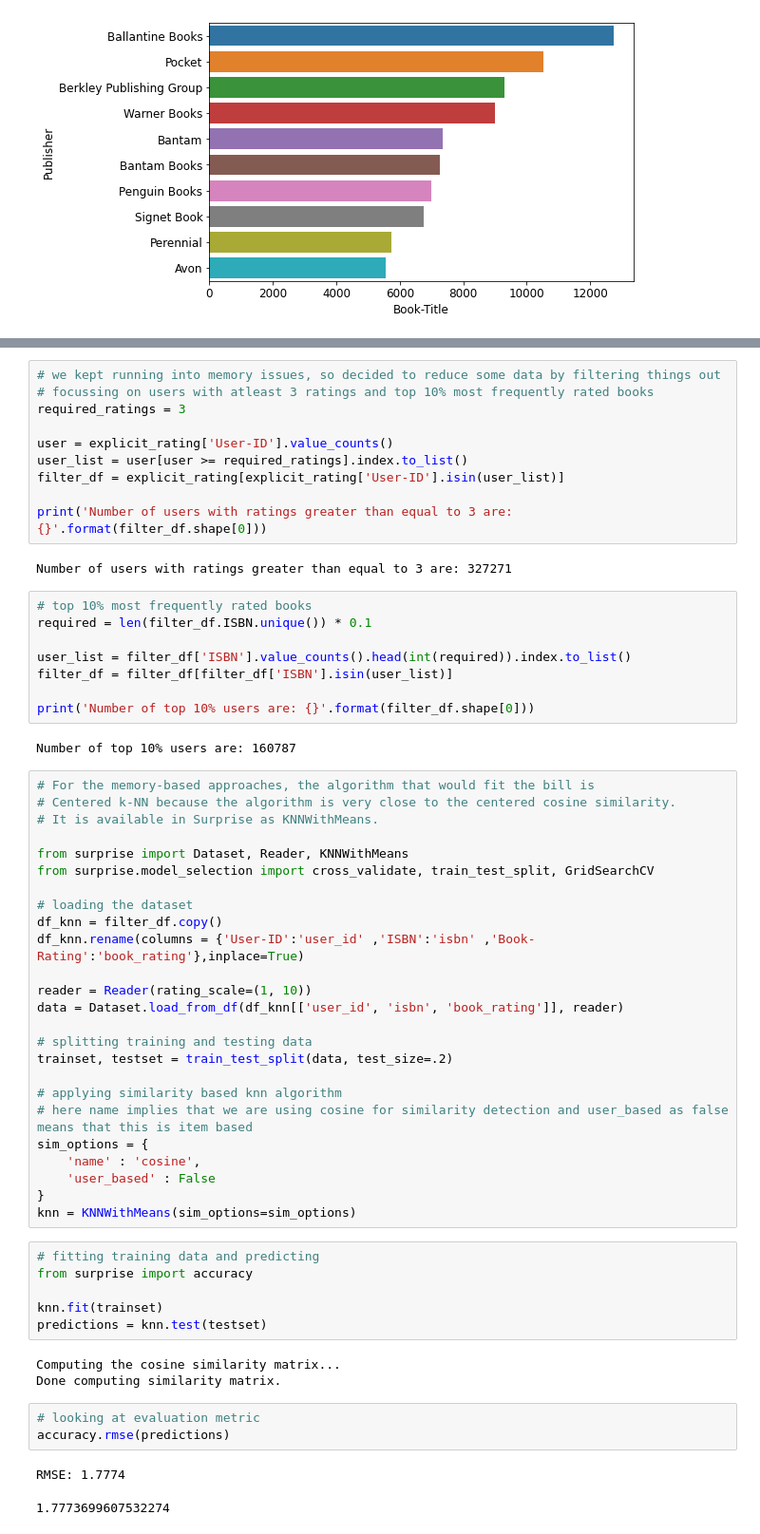
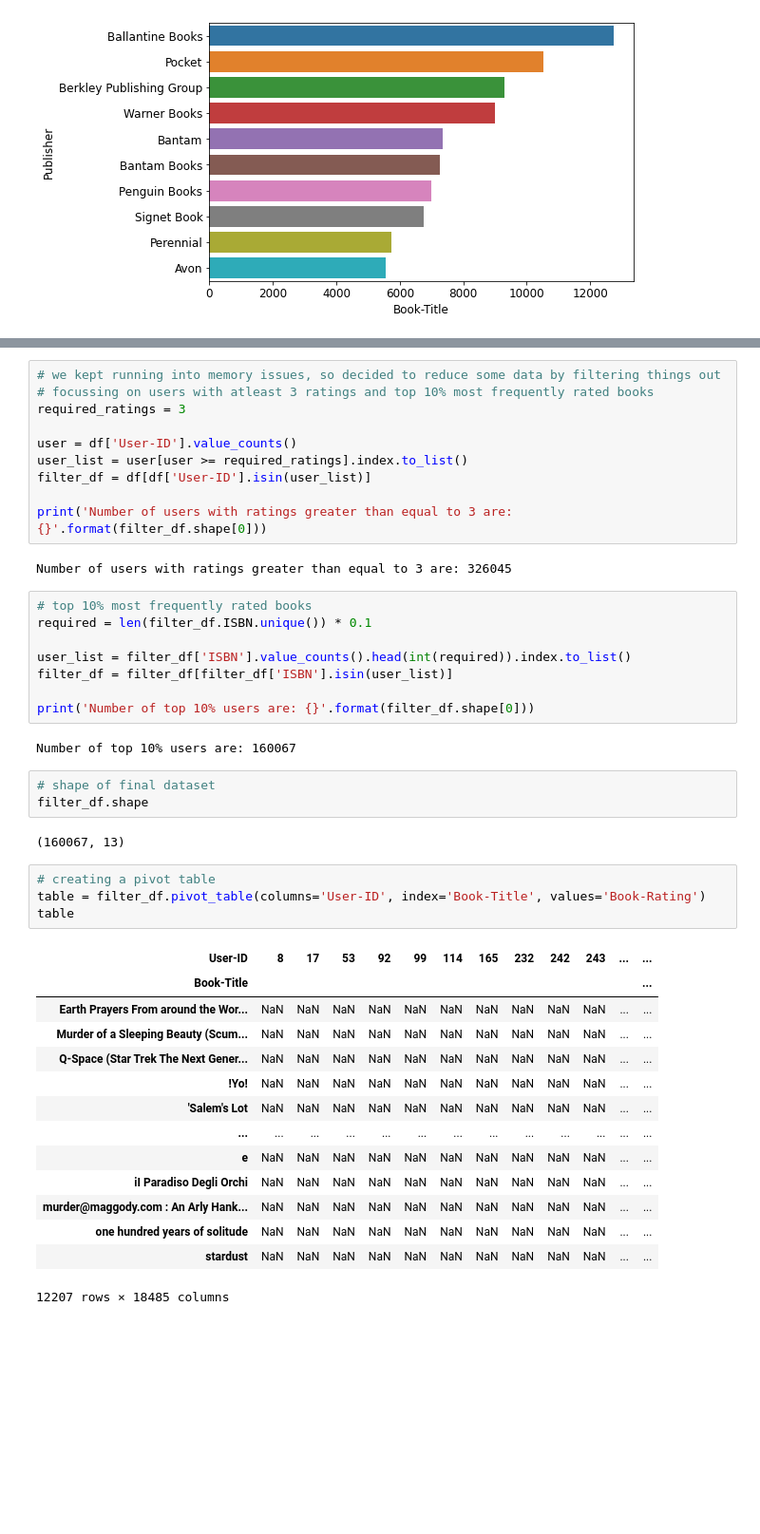
Before and after one commit to ghanalk1/Book-Recommendation-System, a Jupyter notebook: Rough_brs.ipynb, the cells around one changed output, grey strips where cells are left out. Shown at 95% size. Drawn from its saved outputs; the diff is of its cells as text; blank space fills up the shorter version.

```diff
--- a/Rough_brs.ipynb
+++ b/Rough_brs.ipynb
@@ -800,13 +790,13 @@ Requirement already satisfied: numpy>=1.11.2 in /usr/local/lib/python3.7/dist-pa
 # focussing on users with atleast 3 ratings and top 10% most frequently rated books
 required_ratings = 3
 
-user = explicit_rating['User-ID'].value_counts()
+user = df['User-ID'].value_counts()
 user_list = user[user >= required_ratings].index.to_list()
-filter_df = explicit_rating[explicit_rating['User-ID'].isin(user_list)]
+filter_df = df[df['User-ID'].isin(user_list)]
 
 print('Number of users with ratings greater than equal to 3 are: {}'.format(filter_df.shape[0]))
 # %% [output]
-Number of users with ratings greater than equal to 3 are: 327271
+Number of users with ratings greater than equal to 3 are: 326045
 # %%
 # top 10% most frequently rated books
 required = len(filter_df.ISBN.unique()) * 0.1
@@ -816,44 +806,28 @@ filter_df = filter_df[filter_df['ISBN'].isin(user_list)]
 
 print('Number of top 10% users are: {}'.format(filter_df.shape[0]))
 # %% [output]
-Number of top 10% users are: 160787
+Number of top 10% users are: 160067
-# %%
-# For the memory-based approaches, the algorithm that would fit the bill is
-# Centered k-NN because the algorithm is very close to the centered cosine similarity.
-# It is available in Surprise as KNNWithMeans.
-
-from surprise import Dataset, Reader, KNNWithMeans
-from surprise.model_selection import cross_validate, train_test_split, GridSearchCV
-
-# loading the dataset
-df_knn = filter_df.copy()
-df_knn.rename(columns = {'User-ID':'user_id' ,'ISBN':'isbn' ,'Book-Rating':'book_rating'},inplace=True)
-
-reader = Reader(rating_scale=(1, 10))
-data = Dataset.load_from_df(df_knn[['user_id', 'isbn', 'book_rating']], reader)
-
-# splitting training and testing data
-trainset, testset = train_test_split(data, test_size=.2)
-
-# applying similarity based knn algorithm
-# here name implies that we are using cosine for similarity detection and user_based as false means that this is item based
-sim_options = {
-    'name' : 'cosine',
-    'user_based' : False
-}
-knn = KNNWithMeans(sim_options=sim_options)
-# %%
-# fitting training data and predicting
-from surprise import accuracy
-
-knn.fit(trainset)
-predictions = knn.test(testset)
-# %% [output]
-Computing the cosine similarity matrix...
-Done computing similarity matrix.
-# %%
-# looking at evaluation metric
-accuracy.rmse(predictions)
-# %% [output]
-RMSE: 1.7774
-1.7773699607532274
+# %%
+# shape of final dataset
+filter_df.shape
+# %% [output]
+(160067, 13)
+# %%
+# creating a pivot table
+table = filter_df.pivot_table(columns='User-ID', index='Book-Title', values='Book-Rating')
+table
+# %% [output]
+| User-ID | 8 | 17 | 53 | 92 | 99 | 114 | 165 | 232 | 242 | 243 | ... | ... |
+| Book-Title |  |  |  |  |  |  |  |  |  |  |  | ... |
+| Earth Prayers From around the Wor... | NaN | NaN | NaN | NaN | NaN | NaN | NaN | NaN | NaN | NaN | ... | ... |
+| Murder of a Sleeping Beauty (Scum... | NaN | NaN | NaN | NaN | NaN | NaN | NaN | NaN | NaN | NaN | ... | ... |
+| Q-Space (Star Trek The Next Gener... | NaN | NaN | NaN | NaN | NaN | NaN | NaN | NaN | NaN | NaN | ... | ... |
+| !Yo! | NaN | NaN | NaN | NaN | NaN | NaN | NaN | NaN | NaN | NaN | ... | ... |
+| 'Salem's Lot | NaN | NaN | NaN | NaN | NaN | NaN | NaN | NaN | NaN | NaN | ... | ... |
+| ... | ... | ... | ... | ... | ... | ... | ... | ... | ... | ... | ... | ... |
+| e | NaN | NaN | NaN | NaN | NaN | NaN | NaN | NaN | NaN | NaN | ... | ... |
+| iI Paradiso Degli Orchi | NaN | NaN | NaN | NaN | NaN | NaN | NaN | NaN | NaN | NaN | ... | ... |
+| murder@maggody.com : An Arly Hank... | NaN | NaN | NaN | NaN | NaN | NaN | NaN | NaN | NaN | NaN | ... | ... |
+| one hundred years of solitude | NaN | NaN | NaN | NaN | NaN | NaN | NaN | NaN | NaN | NaN | ... | ... |
+| stardust | NaN | NaN | NaN | NaN | NaN | NaN | NaN | NaN | NaN | NaN | ... | ... |
+12207 rows × 18485 columns
```
Also changed, not shown: parts of 13 cells of this notebook.
